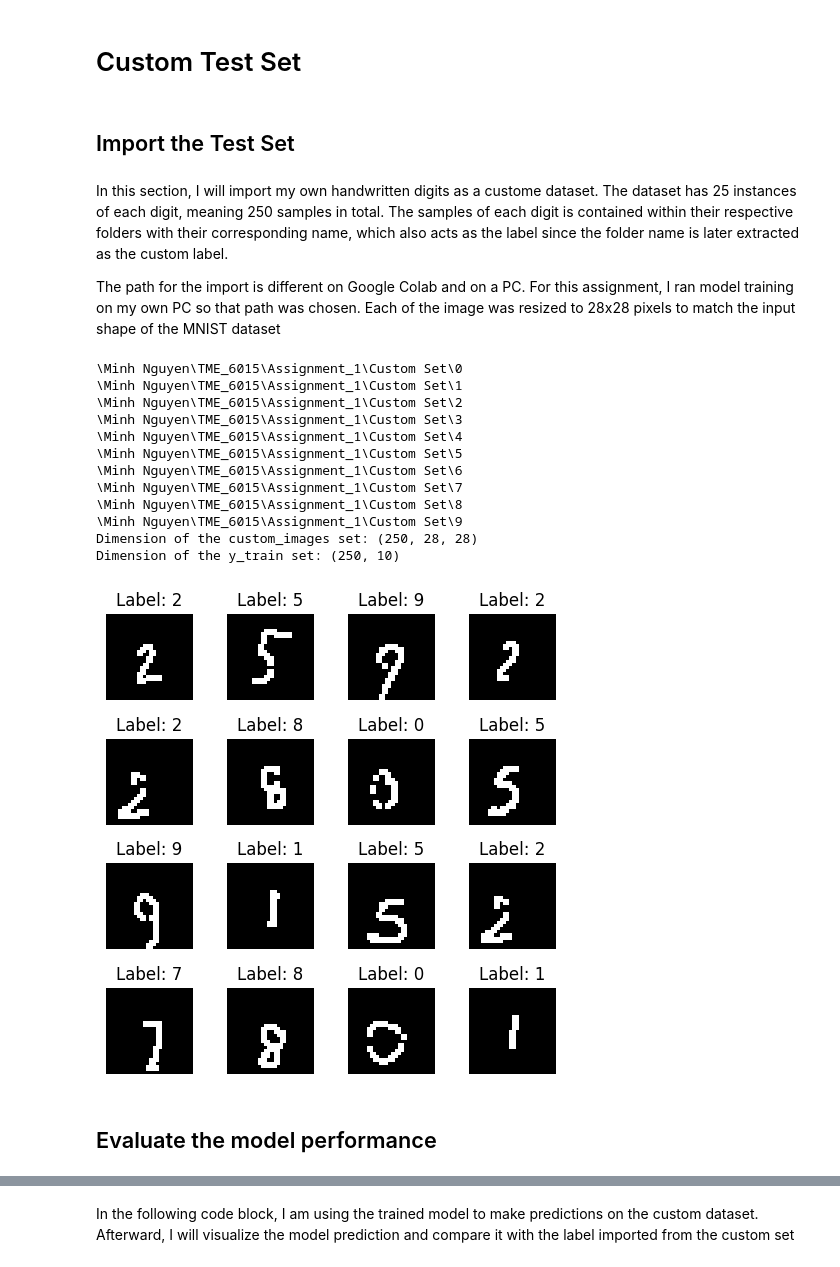
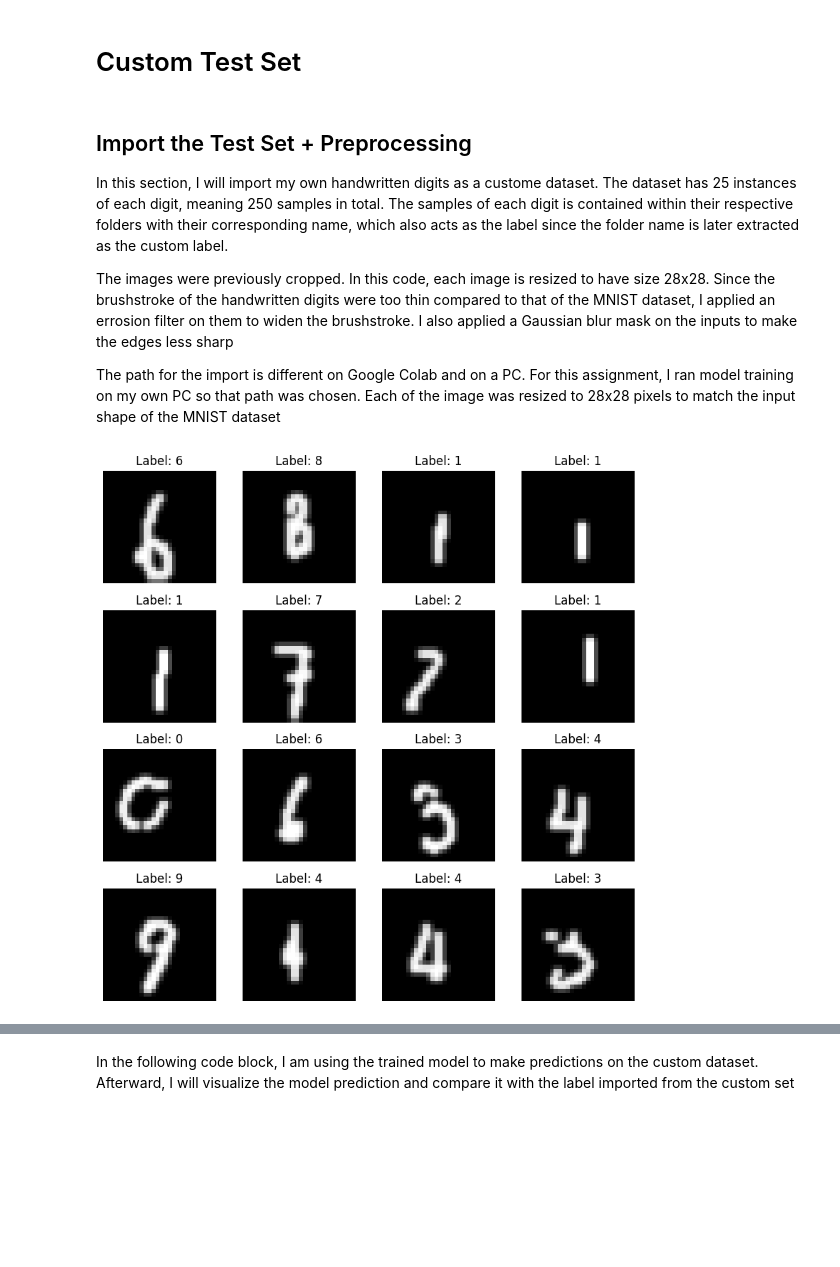
Before and after one commit to MinhNguyen2000/TME_6015, a Jupyter notebook: Assignment_1/TME6015_Assignment_1.ipynb, the cells around one changed output, grey strips where cells are left out. Drawn from its saved outputs; the diff is of its cells as text; code cells hidden in the pictures; blank space fills up the shorter version.

Commit message:
Modified assignment 1 to submit

```diff
--- a/Assignment_1/TME6015_Assignment_1.ipynb
+++ b/Assignment_1/TME6015_Assignment_1.ipynb
@@ -187,6 +157,8 @@ model.compile(loss="categorical_crossentropy",
               optimizer=optimizer1,
               metrics=["accuracy"])
 
+model.set_weights(intial_weights)
+
 history = model.fit(x_train, y_train, batch_size=batch_size, epochs=epochs, validation_split=0.2)
 # %% [output]
 Epoch 1/15
@@ -329,7 +253,7 @@ The model has a validation accuracy of 98.40%
 history_all = []
 
 batch_size = [32, 64, 128]
-epochs = 5
+epochs = 15
 lr = 0.0001
 
 for i in range(len(batch_size)):
@@ -489,17 +386,18 @@ history_4Conv = model_4Conv.fit(x_train, y_train, batch_size=batch_size, epochs=
 # %% [markdown]
 # Custom Test Set
-# %% [markdown]
-## Import the Test Set
 # %% [markdown]
+## Import the Test Set + Preprocessing
 In this section, I will import my own handwritten digits as a custome dataset. The dataset has 25 instances of each digit, meaning 250 samples in total. The samples of each digit is contained within their respective folders with their corresponding name, which also acts as the label since the folder name is later extracted as the custom label.
 
+The images were previously cropped. In this code, each image is resized to have size 28x28. Since the brushstroke of the handwritten digits were too thin compared to that of the MNIST dataset, I applied an errosion filter on them to widen the brushstroke. I also applied a Gaussian blur mask on the inputs to make the edges less sharp
+
 The path for the import is different on Google Colab and on a PC. For this assignment, I ran model training on my own PC so that path was chosen. Each of the image was resized to 28x28 pixels to match the input shape of the MNIST dataset
 # %%
 import os
 import numpy as np
 from PIL import Image
 import cv2
-from keras.utils import to_categorical
+from tensorflow.keras.utils import to_categorical
 
 output_classes = 10
 
@@ -511,7 +409,9 @@ custom_labels_raw = []
 # base_folder_path = '/content/drive/MyDrive/TME6015/Assignment 1/Custom_Dataset'
 
 # Use the following path when working on PC
-base_folder_path = '\\Minh Nguyen\\TME_6015\\Assignment_1\\Custom Set'
+# base_folder_path = '\\Minh Nguyen\\TME_6015\\Assignment_1\\Custom Set'
+base_folder_path = 'D:\\Minh Nguyen\\TME_6015\\Assignment_1\\Custom Set'
+
 for folder_name in os.listdir(base_folder_path):
     folder_path = os.path.join(base_folder_path, folder_name)
     print(folder_path)
@@ -533,9 +433,15 @@ for folder_name in os.listdir(base_folder_path):
 
                 # Dilation to thicken brush strokes
                 kernel = np.ones((2, 2), np.uint8)  # Create a 5x5 kernel for dilation
-                img_dilated = cv2.erode(img_array, kernel, iterations=1)
+                img_eroded = cv2.erode(img_array, kernel, iterations=1)
 
-                custom_images_raw.append(img_dilated)
+                # Add some blur on the image to resemble the MNIST training data
+                img_blurred = cv2.GaussianBlur(img_eroded, (3,3), 0.65)
+
+                # Choose which img is used to add in the testing set (eroded or erroed+blurred)
+                custom_image_raw = img_blurred
+
+                custom_images_raw.append(custom_image_raw)
                 custom_labels_raw.append(int(folder_name))  # Use folder name as label
 
 # Convert the list of custom images and labels to numpy arrays
@@ -543,23 +449,10 @@ custom_images_raw = np.array(custom_images_raw)
 custom_labels_raw = np.array(custom_labels_raw)
 
 # Preprocess the custom images
-custom_images = (255-custom_images_raw) / -255.0
+custom_images = custom_images_raw / 255.0
 
 # One hot encode the labels
 custom_labels = to_categorical(custom_labels_raw, num_classes=output_classes)
 
 print(f"Dimension of the custom_images set: {custom_images.shape}\n"
       f"Dimension of the y_train set: {custom_labels.shape}")
-# %% [output]
-\Minh Nguyen\TME_6015\Assignment_1\Custom Set\0
-\Minh Nguyen\TME_6015\Assignment_1\Custom Set\1
-\Minh Nguyen\TME_6015\Assignment_1\Custom Set\2
-\Minh Nguyen\TME_6015\Assignment_1\Custom Set\3
-\Minh Nguyen\TME_6015\Assignment_1\Custom Set\4
-\Minh Nguyen\TME_6015\Assignment_1\Custom Set\5
-\Minh Nguyen\TME_6015\Assignment_1\Custom Set\6
-\Minh Nguyen\TME_6015\Assignment_1\Custom Set\7
-\Minh Nguyen\TME_6015\Assignment_1\Custom Set\8
-\Minh Nguyen\TME_6015\Assignment_1\Custom Set\9
-Dimension of the custom_images set: (250, 28, 28)
-Dimension of the y_train set: (250, 10)
@@ -566,25 +461,23 @@ Dimension of the y_train set: (250, 10)
 # %%
 custom_images.shape
 
-num_samples = 16; num_rows = 4; num_cols = 4
+num_samples = 16; num_rows = 4; num_cols = np.int8(num_samples/num_rows)
 rand = random.randint(250,size = (num_samples))
 x_samples = custom_images[rand,:,:]
 y_samples = np.argmax(custom_labels[rand],axis=1)
 
-fig, axes = plt.subplots(num_rows,num_cols,figsize=(5,5))
+fig, axes = plt.subplots(num_rows,num_cols,figsize=(num_rows*2,num_cols*2))
 
 for i in range(num_rows):
   for j in range(num_cols):
     ax = axes[i,j]
     ax.imshow(x_samples[i*num_cols+j,:,:], cmap=matplotlib.cm.Greys)
     ax.axis("off")
     ax.set_title(f"Label: {y_samples[i*num_cols+j]}")
 
 plt.tight_layout()
 plt.subplots_adjust(top=0.95)  # Adjust top to make room for title
 plt.show()
 # %% [output]
-[figure, old version]
+[figure, new version]
-# %% [markdown]
-## Evaluate the model performance
 # %%
```
Also changed, not shown: parts of 33 cells of this notebook, 2 other files.
